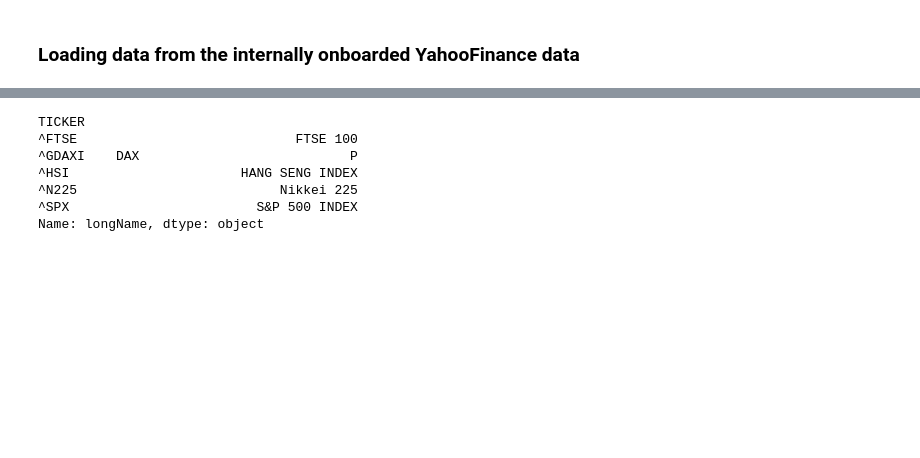
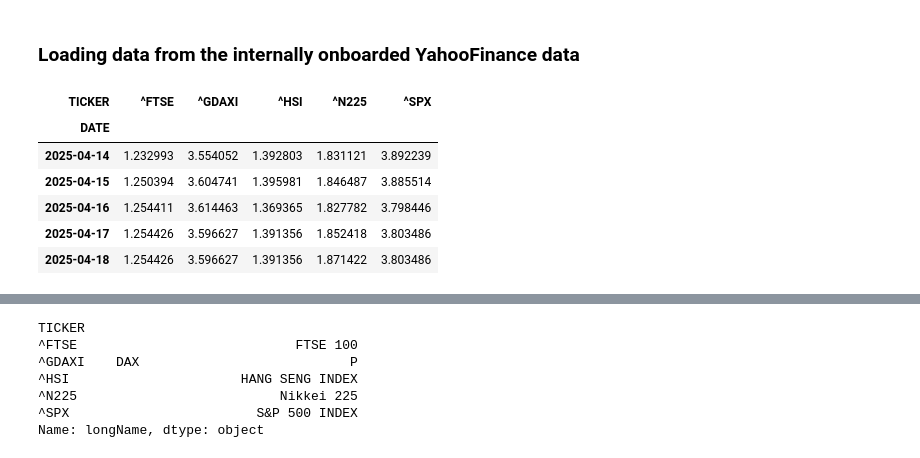
Before and after one commit to kenchan323/k_personal_projects, a Jupyter notebook: utils/notebook/portfolio_example.ipynb, the cells around one changed output, grey strips where cells are left out. Saved outputs shown, nothing was run; the diff lists cells and outputs as text; code cells hidden in the pictures; blank space fills up the shorter version.

```diff
--- a/utils/notebook/portfolio_example.ipynb
+++ b/utils/notebook/portfolio_example.ipynb
@@ -20,3 +24,13 @@ prices_ts = yf_db.load_timeseries(ids=tuple(tickers),
                                   end=END)
 # %%
 prices_ts.ffill(inplace=True)
+# %%
+(prices_ts/prices_ts.iloc[0]).tail()
+# %% [output]
+| TICKER | ^FTSE | ^GDAXI | ^HSI | ^N225 | ^SPX |
+| DATE |  |  |  |  |  |
+| 2025-04-14 | 1.232993 | 3.554052 | 1.392803 | 1.831121 | 3.892239 |
+| 2025-04-15 | 1.250394 | 3.604741 | 1.395981 | 1.846487 | 3.885514 |
+| 2025-04-16 | 1.254411 | 3.614463 | 1.369365 | 1.827782 | 3.798446 |
+| 2025-04-17 | 1.254426 | 3.596627 | 1.391356 | 1.852418 | 3.803486 |
+| 2025-04-18 | 1.254426 | 3.596627 | 1.391356 | 1.871422 | 3.803486 |
```
Also changed, not shown: parts of 17 cells of this notebook, 1 other file.
